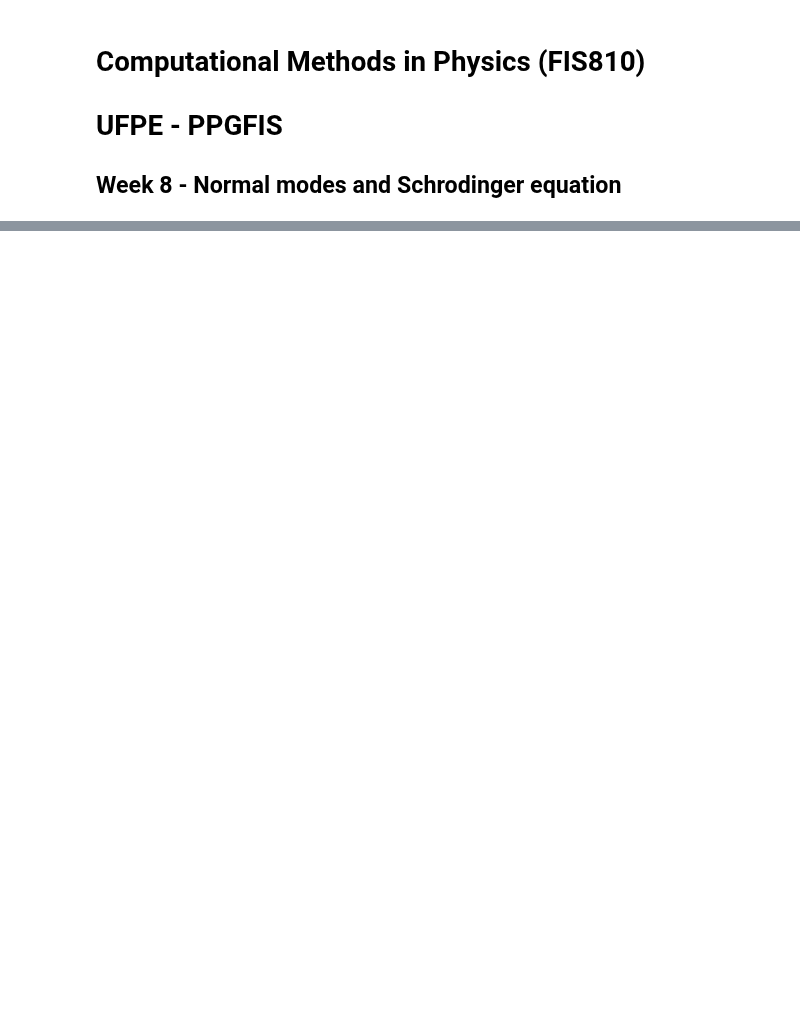
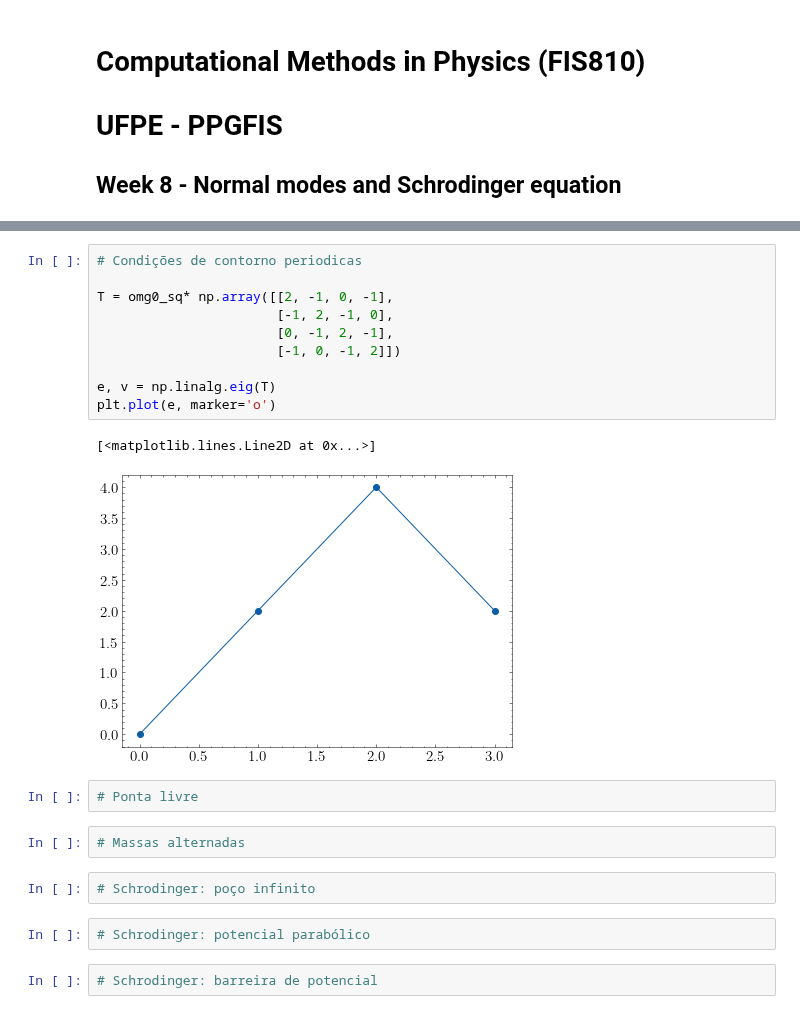
Before and after one commit to franklinzppa/fisica-computacional, a Jupyter notebook: Week 8 - Normal modes.ipynb, the cells around one changed output, grey strips where cells are left out. Cells and saved outputs as stored; diff of their text form; blank space fills up the shorter version.

```diff
--- a/Week 8 - Normal modes.ipynb
+++ b/Week 8 - Normal modes.ipynb
@@ -68,0 +53,23 @@ plt.show()
+# %%
+# Condições de contorno periodicas
+
+T = omg0_sq* np.array([[2, -1, 0, -1],
+                       [-1, 2, -1, 0],
+                       [0, -1, 2, -1],
+                       [-1, 0, -1, 2]])
+
+e, v = np.linalg.eig(T)
+plt.plot(e, marker='o')
+# %% [output]
+[<matplotlib.lines.Line2D at 0x...>]
+[figure, added]
+# %%
+# Ponta livre
+# %%
+# Massas alternadas
+# %%
+# Schrodinger: poço infinito
+# %%
+# Schrodinger: potencial parabólico
+# %%
+# Schrodinger: barreira de potencial
```
Also changed, not shown: parts of 4 cells of this notebook.
